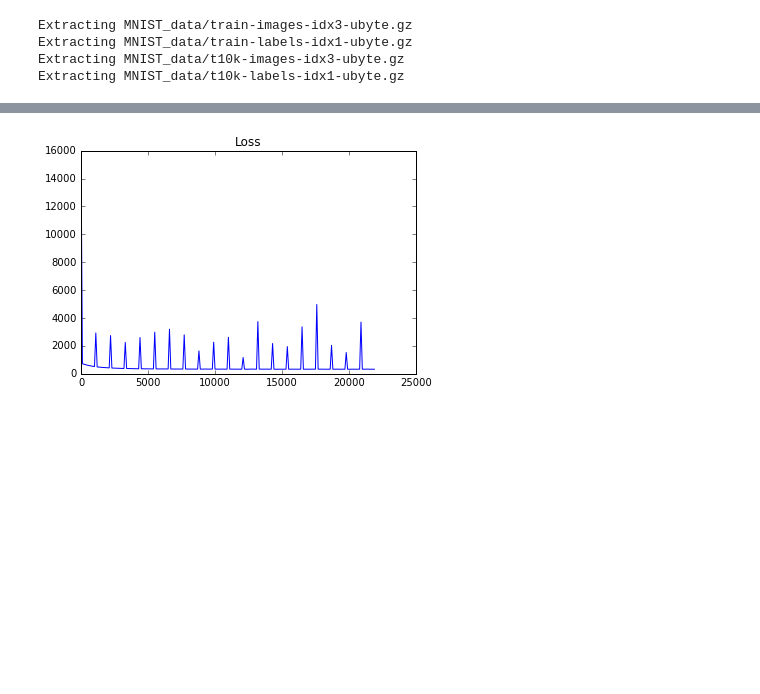
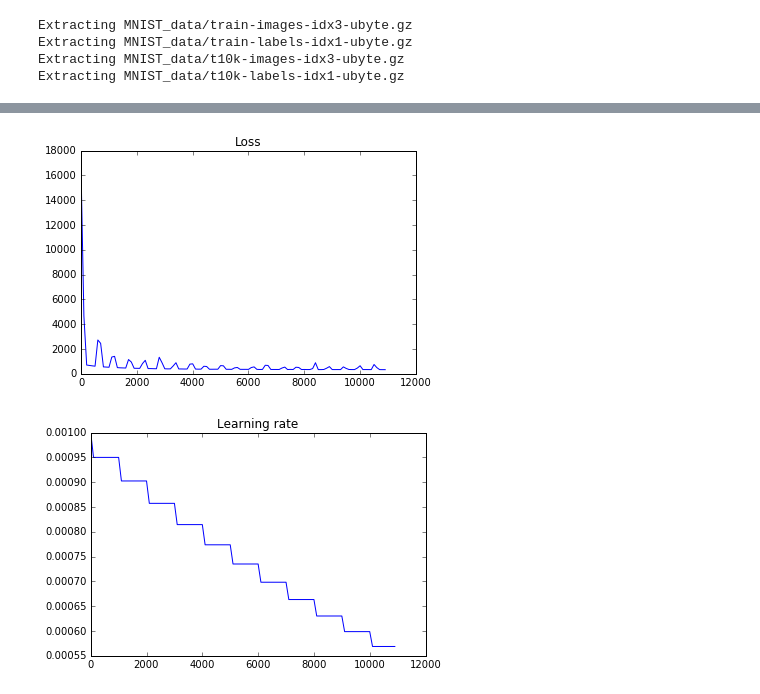
Before and after one commit to Jianbo-Lab/deep-learning-project, a Jupyter notebook: notebook/SSL.ipynb, the cells around one changed output, grey strips where cells are left out. Cells and saved outputs as stored; diff of their text form; code cells hidden in the pictures; blank space fills up the shorter version.

```diff
--- a/notebook/SSL.ipynb
+++ b/notebook/SSL.ipynb
@@ -45,7 +42,7 @@ def split_data(dataset, num_labeled):
     return d1, d2
 # %%
 # Split dataset into labeled and unlabeled
-num_labeled = 600
+num_labeled = 20000
 labeled, unlabeled = split_data(mnist.train, num_labeled)
 _, y = labeled.next_batch(num_labeled)
 print np.sum(y, axis=0)
@@ -63,7 +60,7 @@ build_decoder = SSL_Decoder(500)
 # as the number of labeled examples decreases, need alpha to decrease as well?
 model = SSL_M2(sess, build_encoder1, build_encoder2, build_decoder, labeled, unlabeled,
             batch_size = 100, z_dim = 50, x_dim = 784, y_dim=10, alpha=55000./10,
-           learning_rate = 1e-3, num_epochs = 20, load=False,
+           learning_rate = 1e-3, num_epochs = 10, load=False, lr_decay=0.95, lr_decay_freq=1000,
           checkpoint_name='test'
 )
 # %%
@@ -92,11 +79,15 @@ Epoch 40 loss: 2153.69095251
 # %%
 log = model.log
 log = np.array(log).T
 plt.plot(log[0,], log[1,])
 plt.title('Loss')
 plt.show()
+plt.plot(log[0,], log[2,])
+plt.title('Learning rate')
+plt.show()
 # %% [output]
-[figure, old version]
+[figure, new version]
+[figure, added]
 # %%
 #Load
 sess = tf.InteractiveSession()
```
Also changed, not shown: parts of 6 cells of this notebook, 10 other files.
